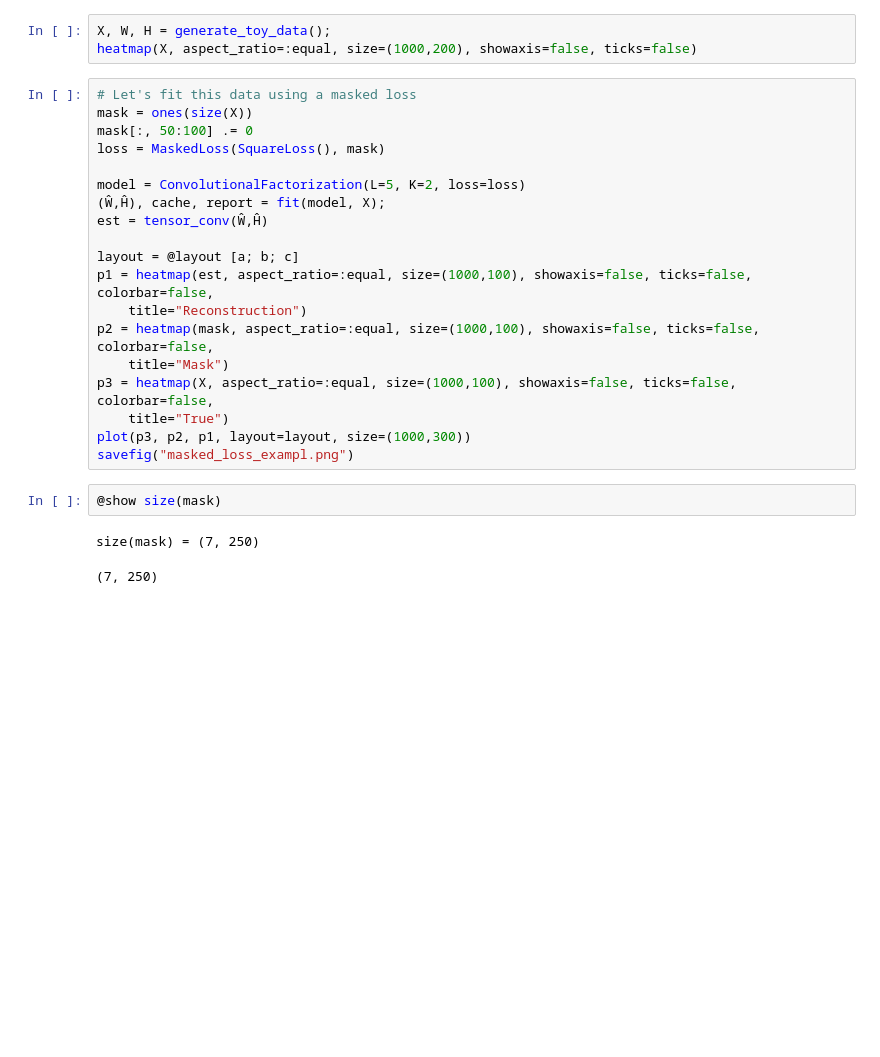
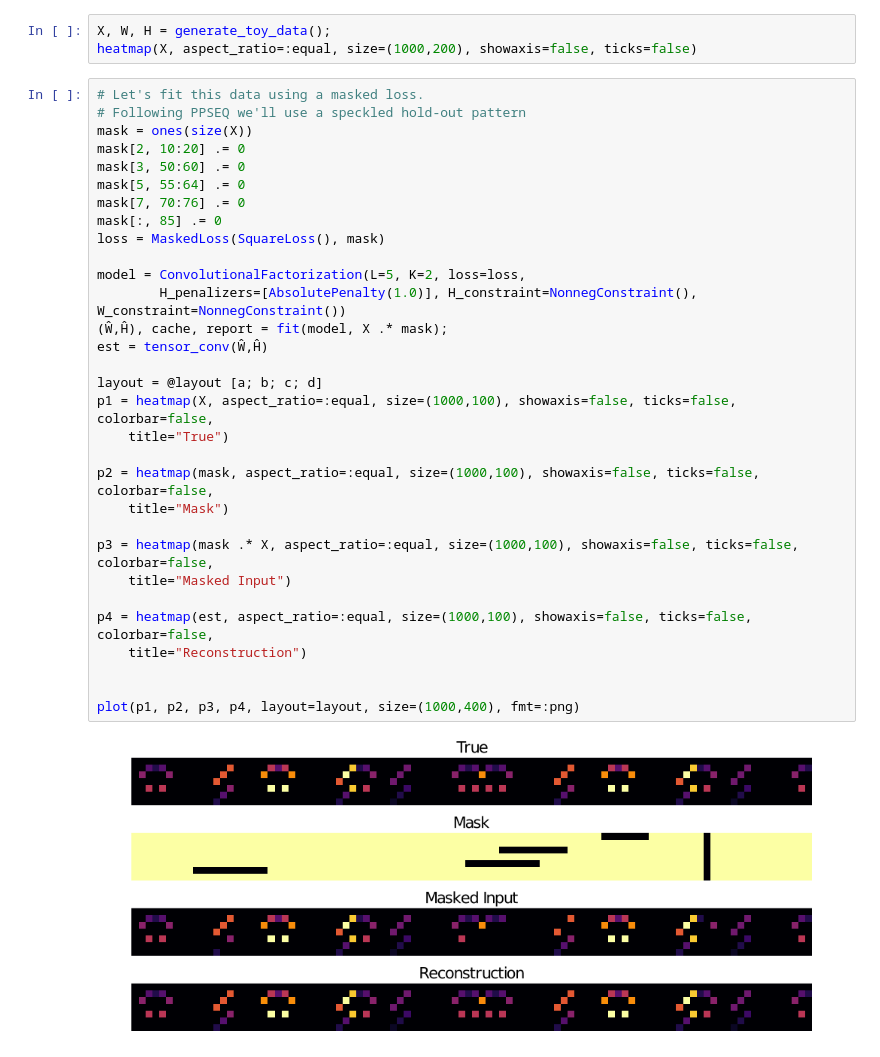
Before and after one commit to degleris1/ConvolutionalFactorizations.jl, a Jupyter notebook: examples/masked-loss.ipynb, the cells around one changed output. Drawn from its saved outputs; the diff is of its cells as text; blank space fills up the shorter version.

Commit message:
update masked loss example

```diff
--- a/examples/masked-loss.ipynb
+++ b/examples/masked-loss.ipynb
@@ -11,26 +11,35 @@ generate_toy_data (generic function with 1 method)
 X, W, H = generate_toy_data();
 heatmap(X, aspect_ratio=:equal, size=(1000,200), showaxis=false, ticks=false)
 # %%
-# Let's fit this data using a masked loss
+# Let's fit this data using a masked loss.
+# Following PPSEQ we'll use a speckled hold-out pattern
 mask = ones(size(X))
-mask[:, 50:100] .= 0
+mask[2, 10:20] .= 0
+mask[3, 50:60] .= 0
+mask[5, 55:64] .= 0
+mask[7, 70:76] .= 0
+mask[:, 85] .= 0
 loss = MaskedLoss(SquareLoss(), mask)
 
-model = ConvolutionalFactorization(L=5, K=2, loss=loss)
-(Ŵ,Ĥ), cache, report = fit(model, X);
+model = ConvolutionalFactorization(L=5, K=2, loss=loss,
+        H_penalizers=[AbsolutePenalty(1.0)], H_constraint=NonnegConstraint(), W_constraint=NonnegConstraint())
+(Ŵ,Ĥ), cache, report = fit(model, X .* mask);
 est = tensor_conv(Ŵ,Ĥ)
 
-layout = @layout [a; b; c]
-p1 = heatmap(est, aspect_ratio=:equal, size=(1000,100), showaxis=false, ticks=false, colorbar=false,
-    title="Reconstruction")
+layout = @layout [a; b; c; d]
+p1 = heatmap(X, aspect_ratio=:equal, size=(1000,100), showaxis=false, ticks=false, colorbar=false,
+    title="True")
+
 p2 = heatmap(mask, aspect_ratio=:equal, size=(1000,100), showaxis=false, ticks=false, colorbar=false,
     title="Mask")
-p3 = heatmap(X, aspect_ratio=:equal, size=(1000,100), showaxis=false, ticks=false, colorbar=false,
-    title="True")
-plot(p3, p2, p1, layout=layout, size=(1000,300))
-savefig("masked_loss_exampl.png")
+
+p3 = heatmap(mask .* X, aspect_ratio=:equal, size=(1000,100), showaxis=false, ticks=false, colorbar=false,
+    title="Masked Input")
+
+p4 = heatmap(est, aspect_ratio=:equal, size=(1000,100), showaxis=false, ticks=false, colorbar=false,
+    title="Reconstruction")
+
+
+plot(p1, p2, p3, p4, layout=layout, size=(1000,400), fmt=:png)
+# %% [output]
+[figure, added]
-# %%
-@show size(mask)
-# %% [output]
-size(mask) = (7, 250)
-(7, 250)
```
Also changed, not shown: parts of 1 cell of this notebook, 3 other files.
